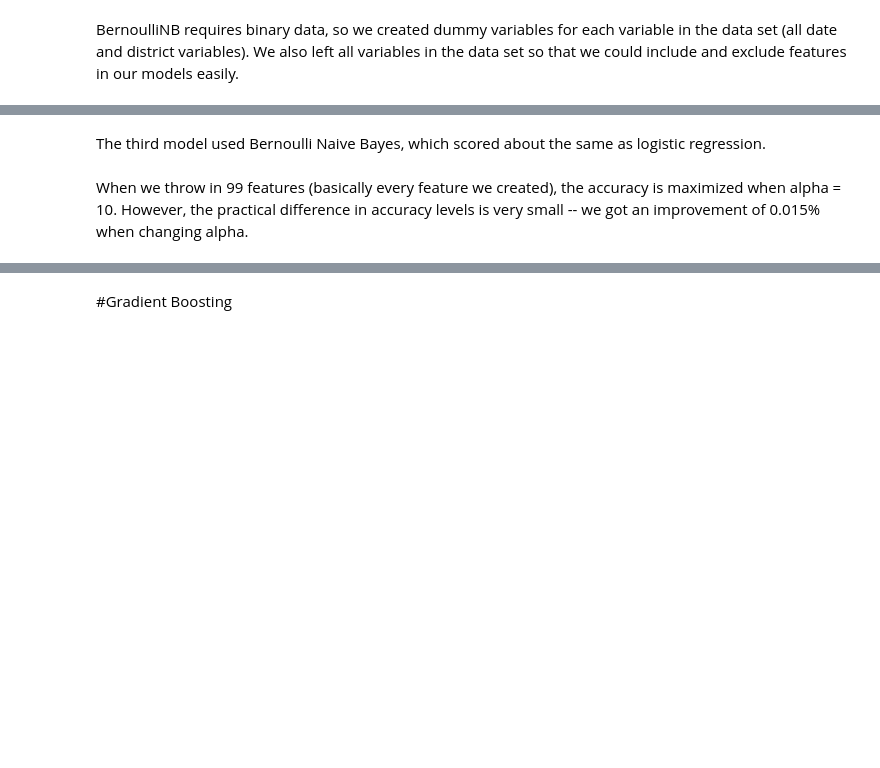
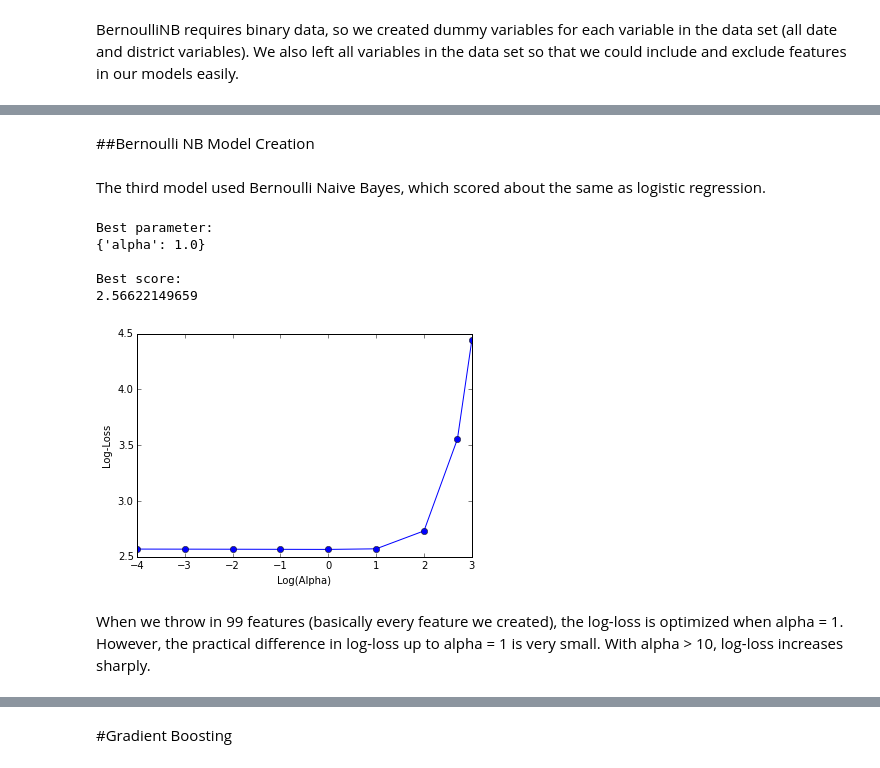
Before and after one commit to christopher-llop/MLearning-Final, a Jupyter notebook: SF Crime Notebook.ipynb, the cells around one changed output, grey strips where cells are left out. Cells and saved outputs as stored; diff of their text form; code cells hidden in the pictures; blank space fills up the shorter version.

```diff
--- a/SF Crime Notebook.ipynb
+++ b/SF Crime Notebook.ipynb
@@ -184,3 +214,33 @@ We should note that entering the other 35 categories with their average probabil
 #Logistic Regression
 # %% [markdown]
 The second model was logistic regression. We tried several values of C, before settling on C=0.001. This improved our score to 2.69
+# %%
+# Let's go back to using all crimes
+data = data_clean.copy()
+
+np.random.seed()
+rows = np.random.choice(data.index, size = len(data) / 10, replace = False)
+
+dev = data.ix[rows]
+train = data.drop(rows)
+
+# Convert to Numpy Format with only DateDiff, X and Y features
+train_data = np.array(train[['DateDiff','X','Y']].values)
+train_labels = np.array(train[['Category']].values.ravel())
+
+dev_data = np.array(dev[['DateDiff','X','Y']].values)
+dev_labels = np.array(dev[['Category']].values.ravel())
+
+full_data = np.array(data[['DateDiff','X','Y']].values)
+full_labels = np.array(data[['Category']].values.ravel())
+
+test_data = np.array(test_orig[['DateDiff','X','Y']].values)
+
+# We need to re-normalize the data sets containing all crimes, not just the top 4 crimes
+train_normed = normalize(train_data)
+dev_normed = normalize(dev_data)
+test_normed = normalize(test_data)
+full_normed = normalize(full_data)
+
+print len(dev['Category'].unique())
+print len(train['Category'].unique())
@@ -308,22 +428,32 @@ print "Number of features:", len(features_to_use)
+# %% [markdown]
+##Bernoulli NB Model Creation
 # %% [markdown]
 The third model used Bernoulli Naive Bayes, which scored about the same as logistic regression.
 # %%
 # Let's see what the optimal alpha is for a Bernoulli NB model
 
-params = {'alpha': [0.0001, 0.001, 0.01, 0.1, 1.0, 10.0, 100.0]}
+params = {'alpha': [0.0001, 0.001, 0.01, 0.1, 1.0, 10.0, 100.0, 500.0, 1000.0]}
 
-clf = GridSearchCV(BernoulliNB(), [params], scoring='accuracy')
+clf = GridSearchCV(BernoulliNB(), [params], scoring='log_loss')
 clf.fit(reg_train_data[features_to_use], reg_train_labels)
 
-print clf.best_params_
-print clf.best_score_
+print "Best parameter:\n", clf.best_params_
+print "\nBest score:\n", -1 * clf.best_score_
 
 best_alpha = clf.best_params_['alpha']
 
-accuracies = [clf.grid_scores_[i][1] * 100 for i in range(len(clf.grid_scores_))]
+scores = [clf.grid_scores_[i][1] * -1 for i in range(len(clf.grid_scores_))]
 
-plt.plot(np.log10(params['alpha']), accuracies, marker='o')
+plt.plot(np.log10(params['alpha']), scores, marker='o')
 plt.xlabel("Log(Alpha)")
-plt.ylabel("Accuracy")
+plt.ylabel("Log-Loss")
+plt.show()
+# %% [output]
+Best parameter:
+{'alpha': 1.0}
+
+Best score:
+2.56622149659
+[figure, added]
 # %% [markdown]
-When we throw in 99 features (basically every feature we created), the accuracy is maximized when alpha = 10. However, the practical difference in accuracy levels is very small -- we got an improvement of 0.015% when changing alpha.
+When we throw in 99 features (basically every feature we created), the log-loss is optimized when alpha = 1. However, the practical difference in log-loss up to alpha = 1 is very small. With alpha > 10, log-loss increases sharply.
```
Also changed, not shown: parts of 23 cells of this notebook.
